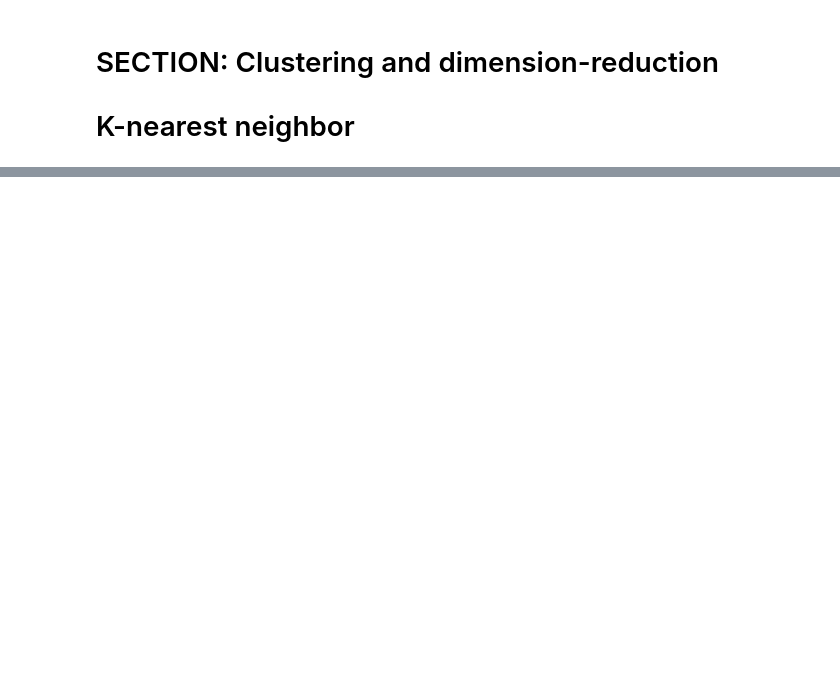
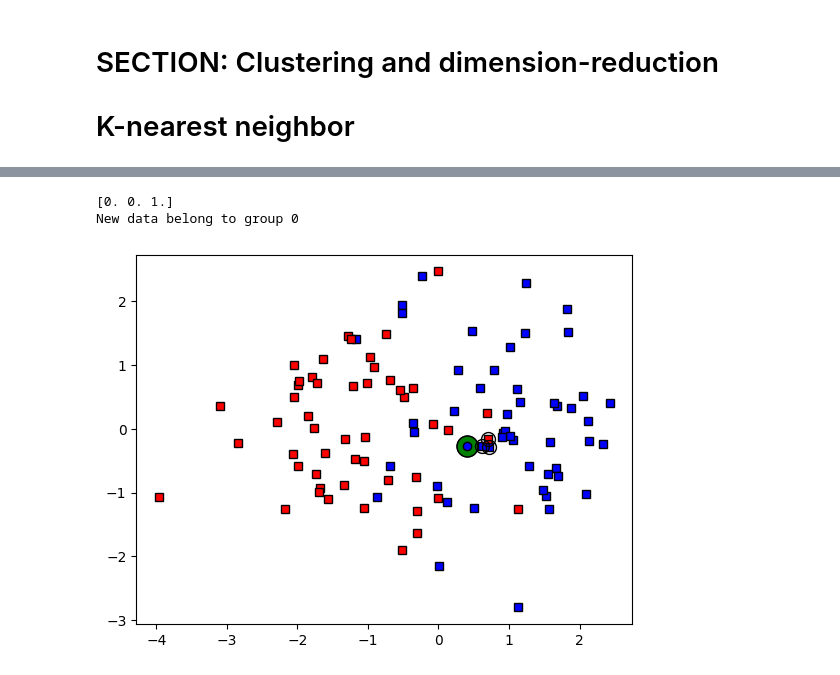
Before and after one commit to SiracencoSerghei/Statistics_and_ML, a Jupyter notebook: 3.2_clustering_dimension-reduction/stats_clusterdimred_KNN.ipynb, the cells around one changed output, grey strips where cells are left out. Cells and saved outputs as stored; diff of their text form; code cells hidden in the pictures; blank space fills up the shorter version.

```diff
--- a/3.2_clustering_dimension-reduction/stats_clusterdimred_KNN.ipynb
+++ b/3.2_clustering_dimension-reduction/stats_clusterdimred_KNN.ipynb
@@ -77,22 +80,26 @@ plt.show()
 # %%
 ## now for the labeling
 
 # k parameter
 k = 3
 
 # sort the distances
 sortidx = np.argsort(distvec)
 
 # find the group assignment of the nearest neighbors
 print(grouplabels[sortidx[:k]])
 whichgroup = int( np.median(grouplabels[sortidx[:k]]) )
 print('New data belong to group ' + str(whichgroup))
 
 # and re-plot
-ax.plot(newpoint[0],newpoint[1],'ko',MarkerFaceColor='g',markersize=15)
-ax.plot(newpoint[0],newpoint[1],'ko',MarkerFaceColor=groupcolors[whichgroup])
+ax.plot(newpoint[0],newpoint[1],'ko',markerfacecolor='g',markersize=15)
+ax.plot(newpoint[0],newpoint[1],'ko',markerfacecolor=groupcolors[whichgroup])
 ax.plot(data[sortidx[:k],0],data[sortidx[:k],1],'ko',markersize=10,fillstyle='none')
 fig
+# %% [output]
+[0. 0. 1.]
+New data belong to group 0
+[figure, added]
 # %%
 ## now using Python functions
 knn = KNeighborsClassifier(n_neighbors=k, metric='euclidean')
```
Also changed, not shown: parts of 6 cells of this notebook.
